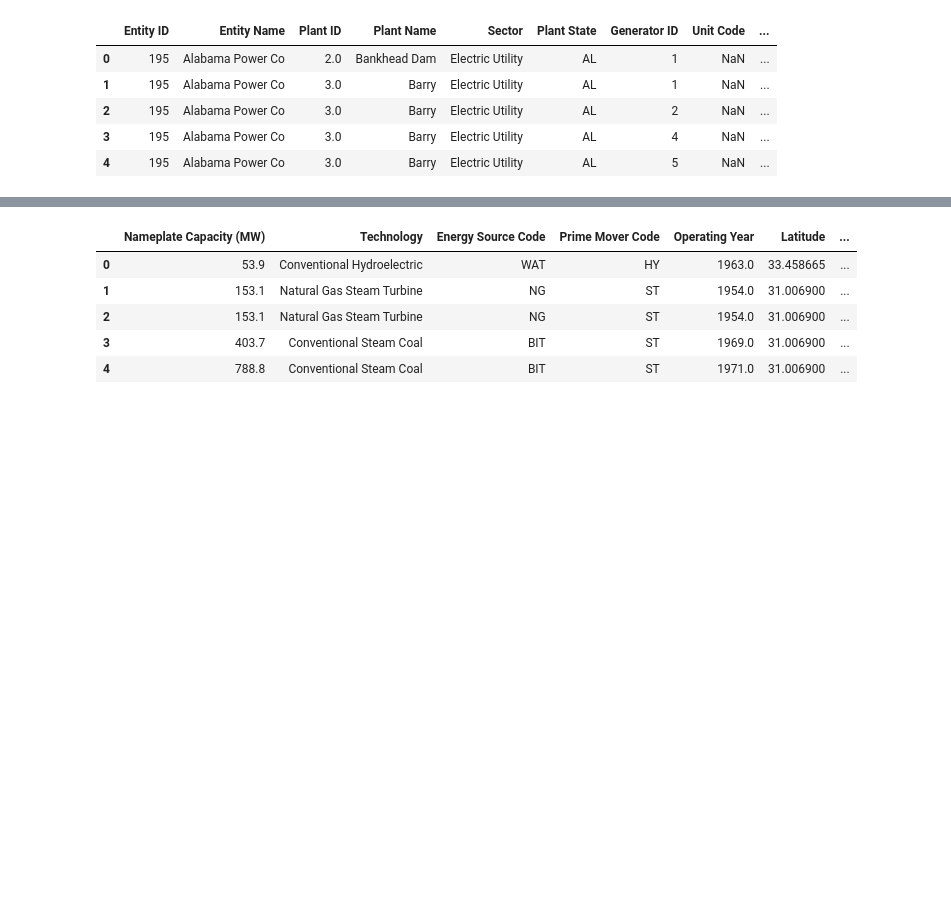
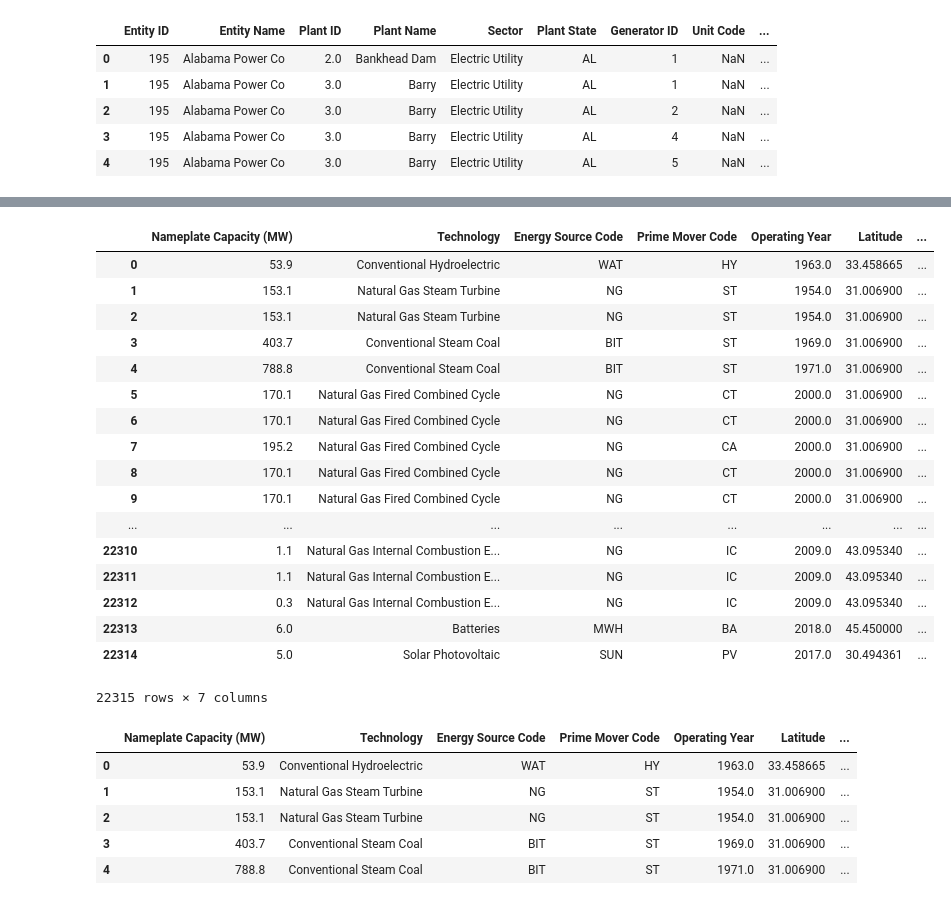
Before and after one commit to Tclack88/Lambda, a Jupyter notebook: module1/assignment_applied_modeling_1.ipynb, the cells around one changed output, grey strips where cells are left out. Saved outputs shown, nothing was run; the diff lists cells and outputs as text; code cells hidden in the pictures; blank space fills up the shorter version.

```diff
--- a/module1/assignment_applied_modeling_1.ipynb
+++ b/module1/assignment_applied_modeling_1.ipynb
@@ -330,7 +329,5 @@ merged_data.head()
 | 3 | 195 | Alabama Power Co | 3.0 | Barry | Electric Utility | AL | 4 | NaN | ... |
 | 4 | 195 | Alabama Power Co | 3.0 | Barry | Electric Utility | AL | 5 | NaN | ... |
 # %%
-merged_copy = merged_data.copy()
-
-merged_copy['total_power'] = merged_copy.groupby(['Entity ID','Plant ID','Technology'])['Nameplate Capacity (MW)'].transform('sum') # create total power as sum of power for generators in same plant and for same tech.
-merged_copy['n_units'] = merged_copy.groupby(['Entity ID','Plant ID','Technology'])['Nameplate Capacity (MW)'].transform('count') # Create n_units to be sum of generators in that plant. Used nameplace capacity count, but any should work
+merged_data['total_power'] = merged_data.groupby(['Entity ID','Plant ID','Technology'])['Nameplate Capacity (MW)'].transform('sum') # create total power as sum of power for generators in same plant and for same tech.
+merged_data['n_units'] = merged_data.groupby(['Entity ID','Plant ID','Technology'])['Nameplate Capacity (MW)'].transform('count') # Create n_units to be sum of generators in that plant. Used nameplace capacity count, but any should work
@@ -337,3 +349,6 @@ merged_copy['n_units'] = merged_copy.groupby(['Entity ID','Plant ID','Technology
 # %%
-merged_copy['n_units'][merged_copy['Energy Source Code'] == 'WND'] = merged_copy['Number of Turbines'] # change the n_units of only wind plants to be the number of wind turbines
+merged_data['n_units'][merged_data['Energy Source Code'] == 'WND'] = merged_data['Number of Turbines'] # change the n_units of only wind plants to be the number of wind turbines
+
+# verify changes
+merged_data[merged_data['Energy Source Code'] == 'WND'][['Number of Turbines','n_units']].head(10)
 # %% [output]
@@ -392,0 +366,7 @@ merged_copy[merged_copy['Energy Source Code'] == 'WND']
+# %%
+# number of units is already correct for the non-wind tech, but for wind, they should be the same number (the sum of each wind plant's total wind turbines)
+mask2 = (merged_data['Energy Source Code'] == 'WND')
+merged_data['n_units'][mask2] = merged_data[mask2].groupby(['Entity ID','Plant ID','Technology'])['Number of Turbines'].transform('sum')
+
+# verify changes
+merged_data[mask2][['Number of Turbines','n_units']].head(10)
@@ -393 +399,24 @@ merged_copy[merged_copy['Energy Source Code'] == 'WND']
+# %%
+# Now each plant and generator therein contains the same information, we have duplicate entries that we can remove so each row now reflects a power station rather than an individual generator
+# we do this by dropping columns that might pertain to the individual generator (Generator ID,status,planned retirements, etc.) then we will have PERFECTLY duplicate rows.
+merged_data.iloc[:,[8,11,12,13,15,26,27]]
+# %% [output]
+|  | Nameplate Capacity (MW) | Technology | Energy Source Code | Prime Mover Code | Operating Year | Latitude | ... |
+| 0 | 53.9 | Conventional Hydroelectric | WAT | HY | 1963.0 | 33.458665 | ... |
+| 1 | 153.1 | Natural Gas Steam Turbine | NG | ST | 1954.0 | 31.006900 | ... |
+| 2 | 153.1 | Natural Gas Steam Turbine | NG | ST | 1954.0 | 31.006900 | ... |
+| 3 | 403.7 | Conventional Steam Coal | BIT | ST | 1969.0 | 31.006900 | ... |
+| 4 | 788.8 | Conventional Steam Coal | BIT | ST | 1971.0 | 31.006900 | ... |
+| 5 | 170.1 | Natural Gas Fired Combined Cycle | NG | CT | 2000.0 | 31.006900 | ... |
+| 6 | 170.1 | Natural Gas Fired Combined Cycle | NG | CT | 2000.0 | 31.006900 | ... |
+| 7 | 195.2 | Natural Gas Fired Combined Cycle | NG | CA | 2000.0 | 31.006900 | ... |
+| 8 | 170.1 | Natural Gas Fired Combined Cycle | NG | CT | 2000.0 | 31.006900 | ... |
+| 9 | 170.1 | Natural Gas Fired Combined Cycle | NG | CT | 2000.0 | 31.006900 | ... |
+| ... | ... | ... | ... | ... | ... | ... | ... |
+| 22310 | 1.1 | Natural Gas Internal Combustion E... | NG | IC | 2009.0 | 43.095340 | ... |
+| 22311 | 1.1 | Natural Gas Internal Combustion E... | NG | IC | 2009.0 | 43.095340 | ... |
+| 22312 | 0.3 | Natural Gas Internal Combustion E... | NG | IC | 2009.0 | 43.095340 | ... |
+| 22313 | 6.0 | Batteries | MWH | BA | 2018.0 | 45.450000 | ... |
+| 22314 | 5.0 | Solar Photovoltaic | SUN | PV | 2017.0 | 30.494361 | ... |
+22315 rows × 7 columns
 # %%
```
Also changed, not shown: parts of 9 cells of this notebook.
